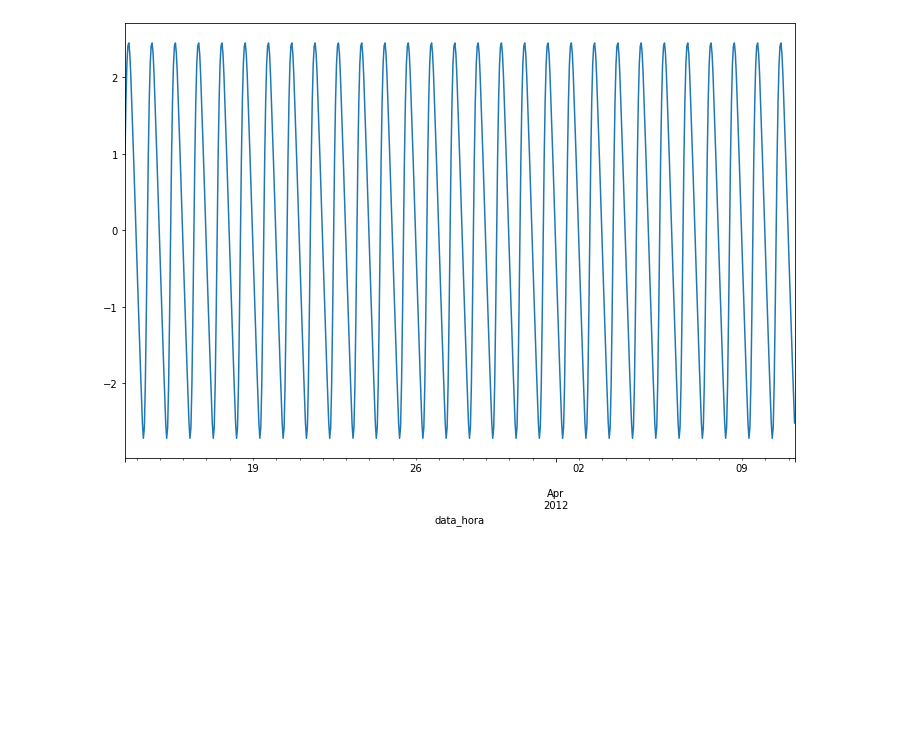
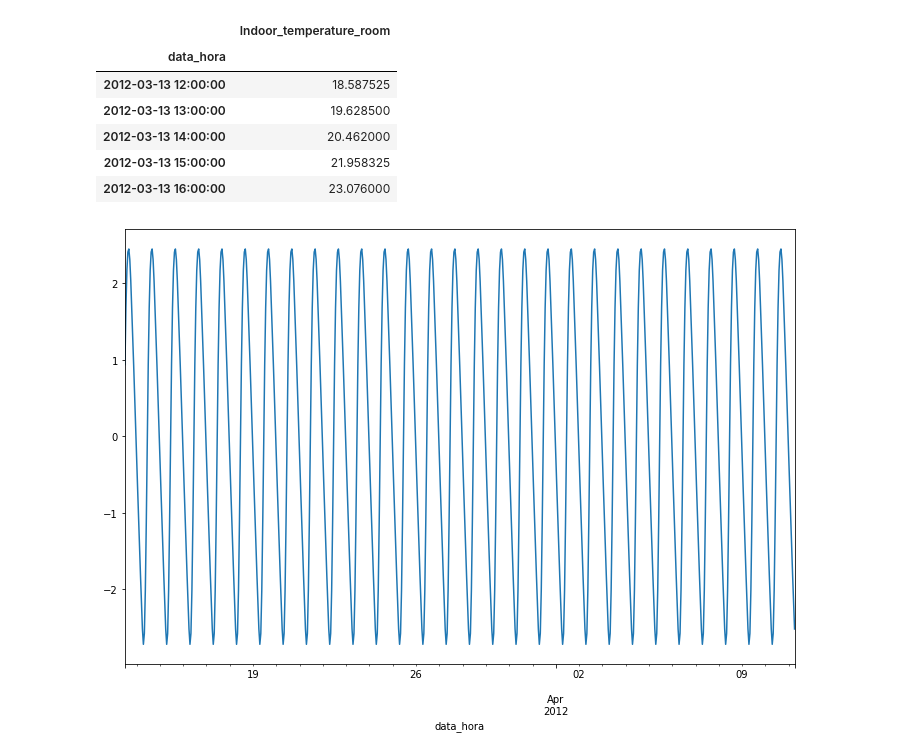
Before and after one commit to HedersonSantos/SmartHome, a Jupyter notebook: seriesTemporaisLSTM_2.ipynb, the cells around one changed output. Cells and saved outputs as stored; diff of their text form; code cells hidden in the pictures; blank space fills up the shorter version.

```diff
--- a/seriesTemporaisLSTM_2.ipynb
+++ b/seriesTemporaisLSTM_2.ipynb
@@ -95,8 +95,19 @@ df_treino = df_treino.sort_values(by='data_hora')
 df_treino = df_treino.set_index('data_hora')
 #idx = pd.date_range(start=df_treino.index.min(), end=df_treino.index.max(),  freq='0h15min')
 #df_treino= df_treino.reindex(idx)
-df_treino = df_treino['Indoor_temperature_room'].resample('H').mean().iloc[1: , ]
+dfx = df_treino['Indoor_temperature_room'].resample('H').mean().iloc[1: , ]
+df_treino = pd.DataFrame(dfx, columns = ['Indoor_temperature_room'])
 df_treino.fillna(method='ffill', inplace=True)
+# %%
+df_treino.head(5)
+# %% [output]
+|  | Indoor_temperature_room |
+| data_hora |  |
+| 2012-03-13 12:00:00 | 18.587525 |
+| 2012-03-13 13:00:00 | 19.628500 |
+| 2012-03-13 14:00:00 | 20.462000 |
+| 2012-03-13 15:00:00 | 21.958325 |
+| 2012-03-13 16:00:00 | 23.076000 |
 # %%
 results = seasonal_decompose(df_treino)
 results.seasonal[:1000].plot(figsize = (12,8));
```
Also changed, not shown: parts of 9 cells of this notebook.
